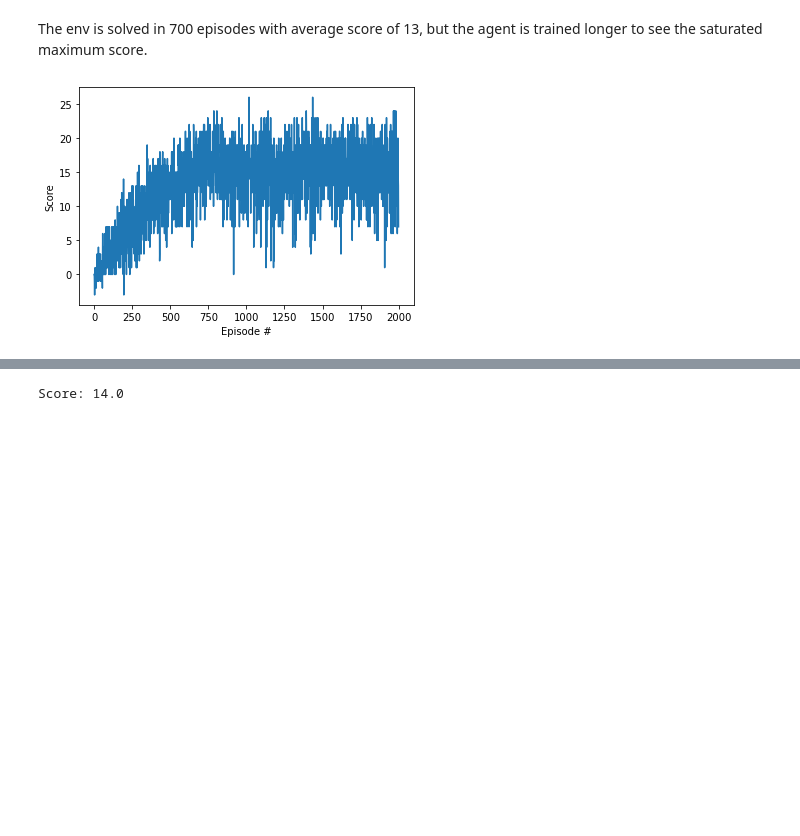
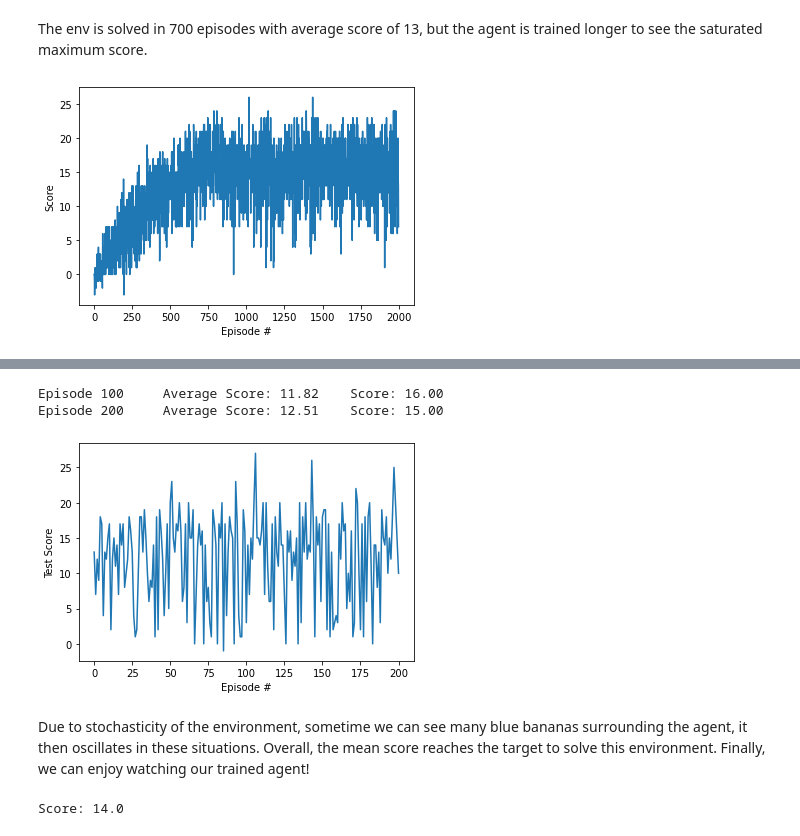
Before and after one commit to anindex/deepRL-projects, a Jupyter notebook: navigation/Navigation.ipynb, the cells around one changed output, grey strips where cells are left out. Cells and saved outputs as stored; diff of their text form; code cells hidden in the pictures; blank space fills up the shorter version.

```diff
--- a/navigation/Navigation.ipynb
+++ b/navigation/Navigation.ipynb
@@ -135,7 +135,7 @@ if os.path.isfile('lowdim.pth'):
     agent.qnetwork_target.load_state_dict(torch.load('lowdim.pth'))
     print("Loaded previous trained DQN agent!")
 # %%
-def train_dqn(n_episodes=2000, max_t=1000, eps_start=1.0, eps_end=0.01, eps_decay=0.995, print_every=100, save_every=500):
+def train_dqn(n_episodes=2000, max_t=1000, eps_start=1.0, eps_end=0.01, eps_decay=0.995, print_every=100, save_every=500, saving=False):
     """Deep Q-Learning.
 
     Params
@@ -149,6 +149,9 @@ def train_dqn(n_episodes=2000, max_t=1000, eps_start=1.0, eps_end=0.01, eps_deca
     scores = []                        # list containing scores from each episode
     scores_window = deque(maxlen=100)  # last 100 scores
     eps = eps_start                    # initialize epsilon
+
+    saved = False
+
     for i_episode in range(1, n_episodes+1):
         env_info = env.reset(train_mode=True)[brain_name]
         state = env_info.vector_observations[0]
@@ -173,9 +176,10 @@ def train_dqn(n_episodes=2000, max_t=1000, eps_start=1.0, eps_end=0.01, eps_deca
         mean_score = np.mean(scores_window)
         if i_episode % print_every == 0:
             print('\rEpisode {}\tAverage Score: {:.2f}'.format(i_episode, mean_score))
-        if mean_score >= 13.0:
+        if mean_score >= 13.0 and saving and not saved:
             print('\nEnvironment solved in {:d} episodes!\tAverage Score: {:.2f}'.format(i_episode-100, mean_score))
             torch.save(agent.qnetwork_local.state_dict(), 'lowdim.pth')
+            saved = True
             break
     return scores
 
@@ -229 +254,45 @@ We will then observe the trained behavior of the DQN agent ands finally record t
+# %%
+def test_dqn(n_episodes=200, max_t=1000, start_episode=1, print_every=100):
+    scores = []                        # list containing scores from each episode
+    scores_window = deque(maxlen=100)  # last 100 scores
+
+    for i_episode in range(start_episode, start_episode+n_episodes+1):
+        env_info = env.reset(train_mode=True)[brain_name]
+        state = env_info.vector_observations[0]            # get the current state
+        score = 0
+
+        for t in range(max_t):
+            action = agent.act(state)                      # select an action
+            env_info = env.step(action.astype(np.int32))[brain_name]        # send the action to the environment
+            next_state = env_info.vector_observations[0]   # get the next state
+            reward = env_info.rewards[0]                   # get the reward
+            done = env_info.local_done[0]                  # see if episode has finished
+            score += reward                                # update the score
+
+            state = next_state                             # roll over the state to next time step
+            if done:                                       # exit loop if episode finished
+                break
+
+        scores_window.append(score)       # save most recent score
+        scores.append(score)              # save most recent score
+        mean_score = np.mean(scores_window)
+        if i_episode % print_every == 0:
+            print('\rEpisode {}\tAverage Score: {:.2f}\tScore: {:.2f}'.format(i_episode, mean_score, score))
+    return scores
+
+test_scores = test_dqn()
+
+# plotting the test scores
+fig = plt.figure()
+ax = fig.add_subplot(111)
+plt.plot(np.arange(len(test_scores)), test_scores)
+plt.ylabel('Test Score')
+plt.xlabel('Episode #')
+plt.show()
+# %% [output]
+Episode 100     Average Score: 11.82    Score: 16.00
+Episode 200     Average Score: 12.51    Score: 15.00
+[figure, added]
+# %% [markdown]
+Due to stochasticity of the environment, sometime we can see many blue bananas surrounding the agent, it then oscillates in these situations. Overall, the mean score reaches the target to solve this environment. Finally, we can enjoy watching our trained agent!
 # %%
```
Also changed, not shown: parts of 3 cells of this notebook, 6 other files.
